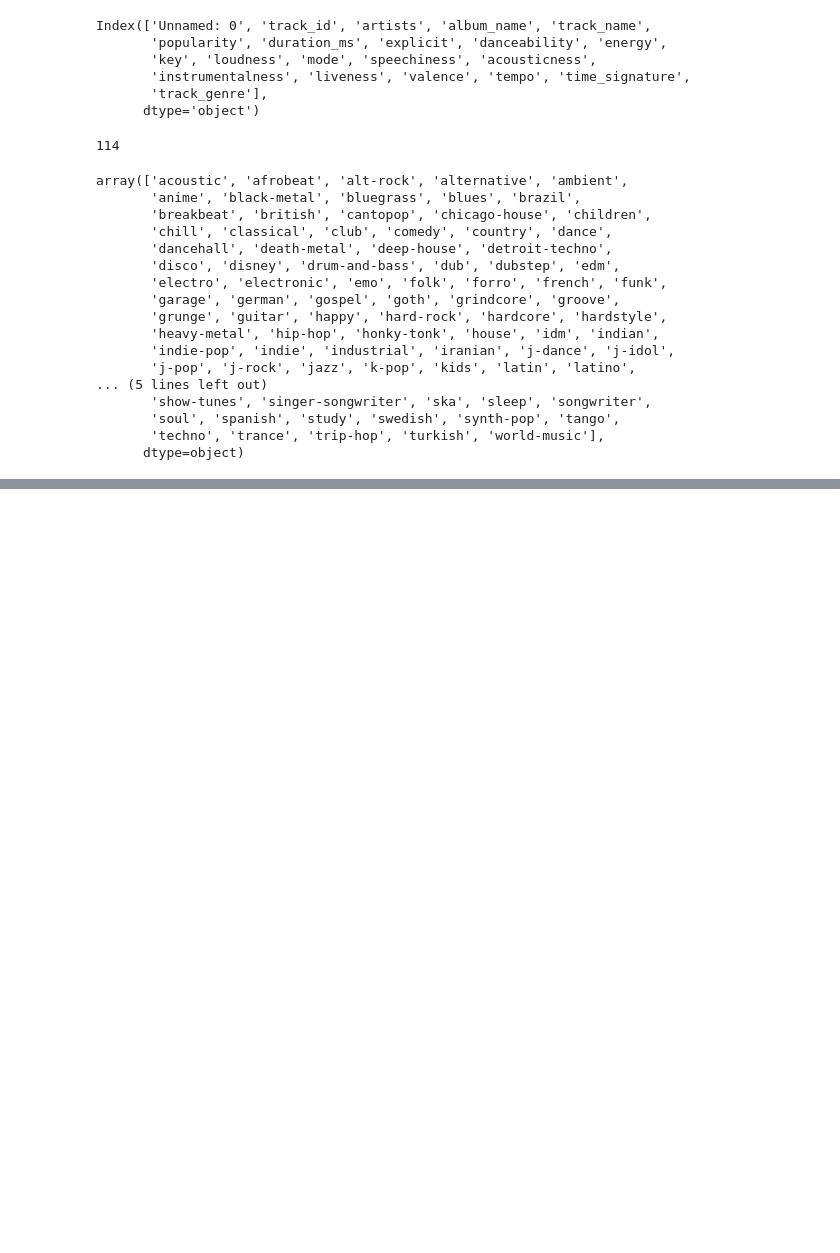
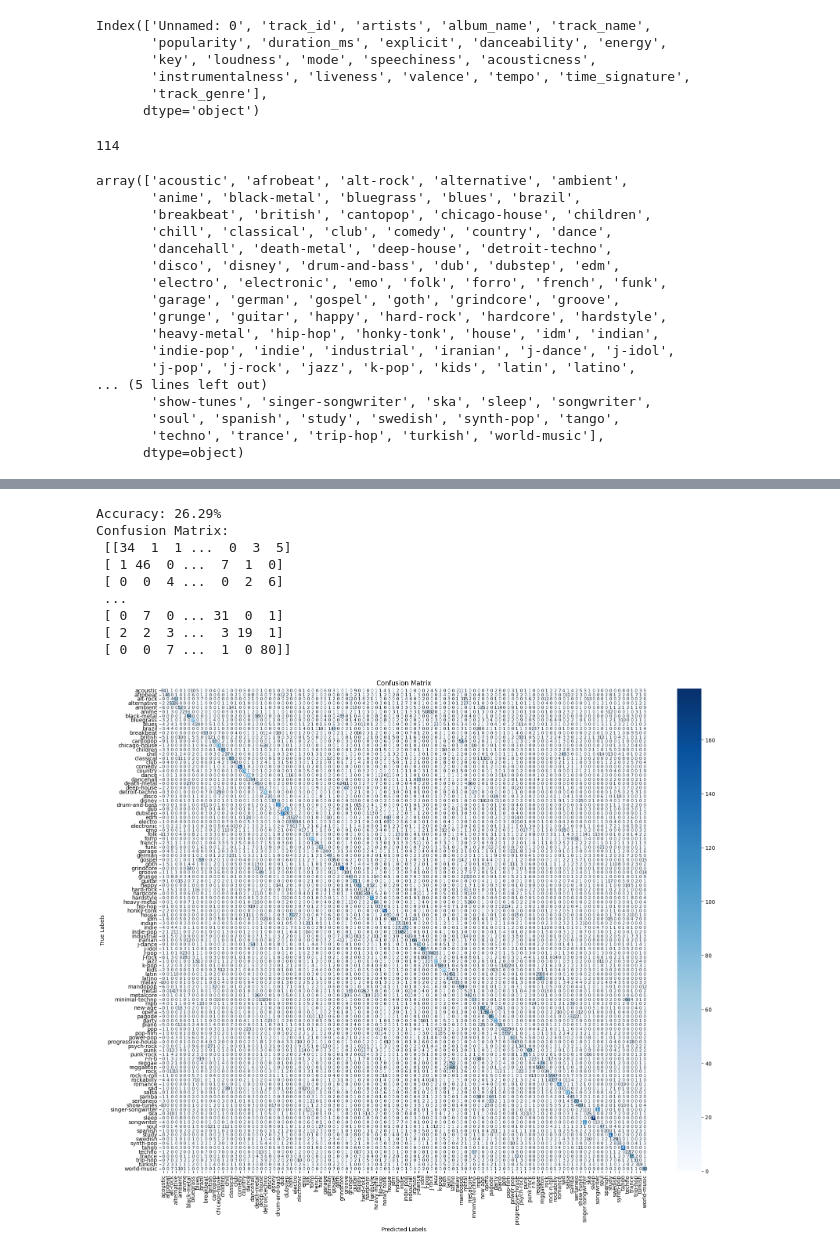
Before and after one commit to UltimaticCatz/datasci-2024, a Jupyter notebook: main.ipynb, the cells around one changed output, grey strips where cells are left out. Saved outputs shown, nothing was run; the diff lists cells and outputs as text; code cells hidden in the pictures; blank space fills up the shorter version.

```diff
--- a/main.ipynb
+++ b/main.ipynb
@@ -301,5 +317,5 @@ accuracy=  0.16144736842105264
 # %%
-#training the model
-knn = KNeighborsClassifier(n_neighbors=5)
+#training the model using KNN
+knn = KNeighborsClassifier(n_neighbors=best_k)
 knn.fit(X_train, y_train)
 # %% [output]
@@ -306,0 +323,4 @@ KNeighborsClassifier()
+# %%
+#training the model using random forest
+rf = RandomForestClassifier(n_estimators=150, random_state=42)
+rf.fit(X_train, y_train)
@@ -334,0 +357,28 @@ Confusion Matrix:
+# %%
+#test the model accuracy for random forest
+y_pred = rf.predict(X_test)
+
+accuracy = accuracy_score(y_test, y_pred)
+print(f"Accuracy: {accuracy * 100:.2f}%")
+
+#generate confusion matrix and plot it
+conf_matrix = confusion_matrix(y_test, y_pred)
+print("Confusion Matrix:\n", conf_matrix)
+plt.figure(figsize=(20, 16))
+sns.heatmap(conf_matrix, annot=True, fmt='d', cmap='Blues',
+            xticklabels=np.unique(y_test), yticklabels=np.unique(y_test), annot_kws={"size": 8})
+plt.xlabel('Predicted Labels')
+plt.ylabel('True Labels')
+plt.title('Confusion Matrix')
+plt.show()
+# %% [output]
+Accuracy: 26.29%
+Confusion Matrix:
+ [[34  1  1 ...  0  3  5]
+ [ 1 46  0 ...  7  1  0]
+ [ 0  0  4 ...  0  2  6]
+ ...
+ [ 0  7  0 ... 31  0  1]
+ [ 2  2  3 ...  3 19  1]
+ [ 0  0  7 ...  1  0 80]]
+[figure, added]
```
Also changed, not shown: parts of 10 cells of this notebook.
